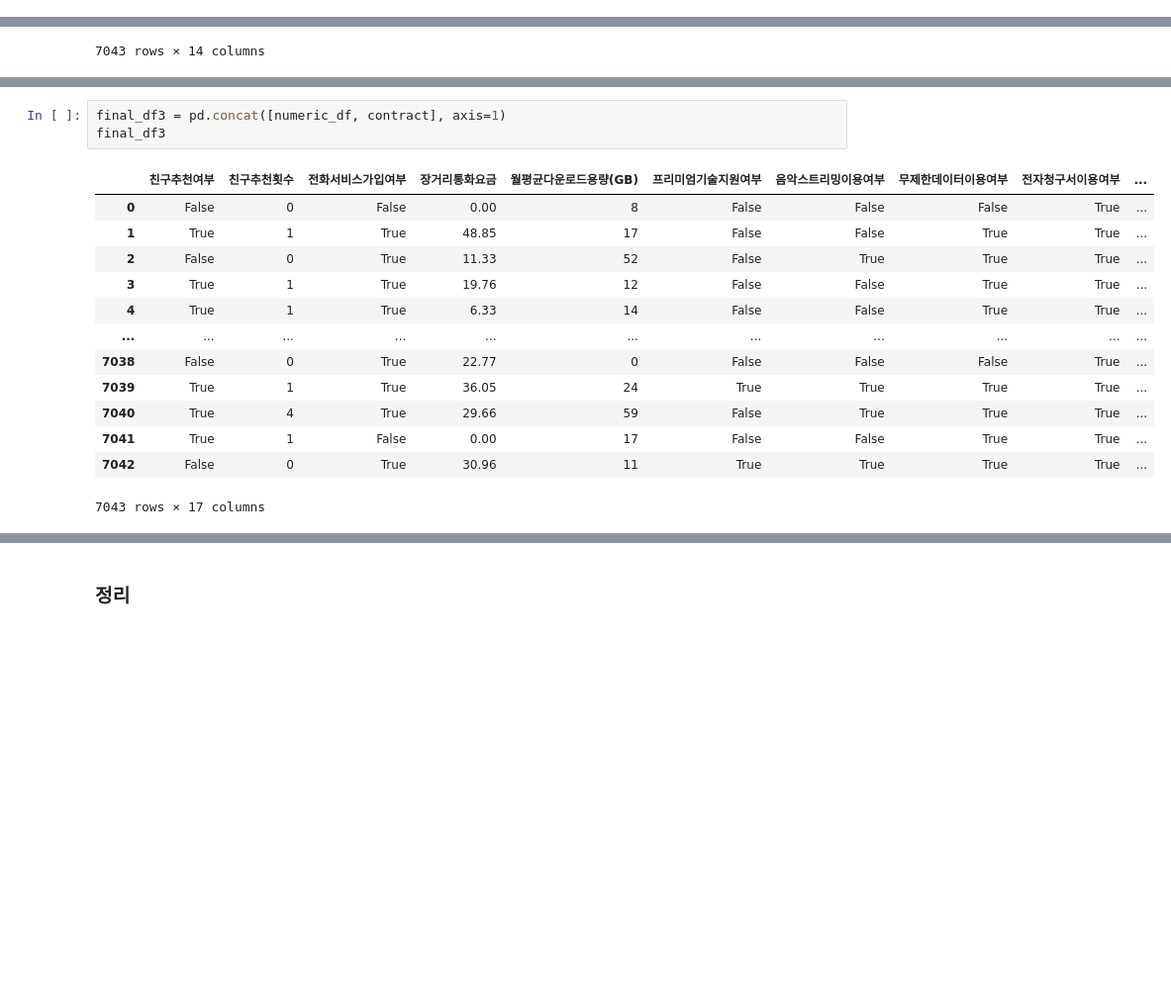
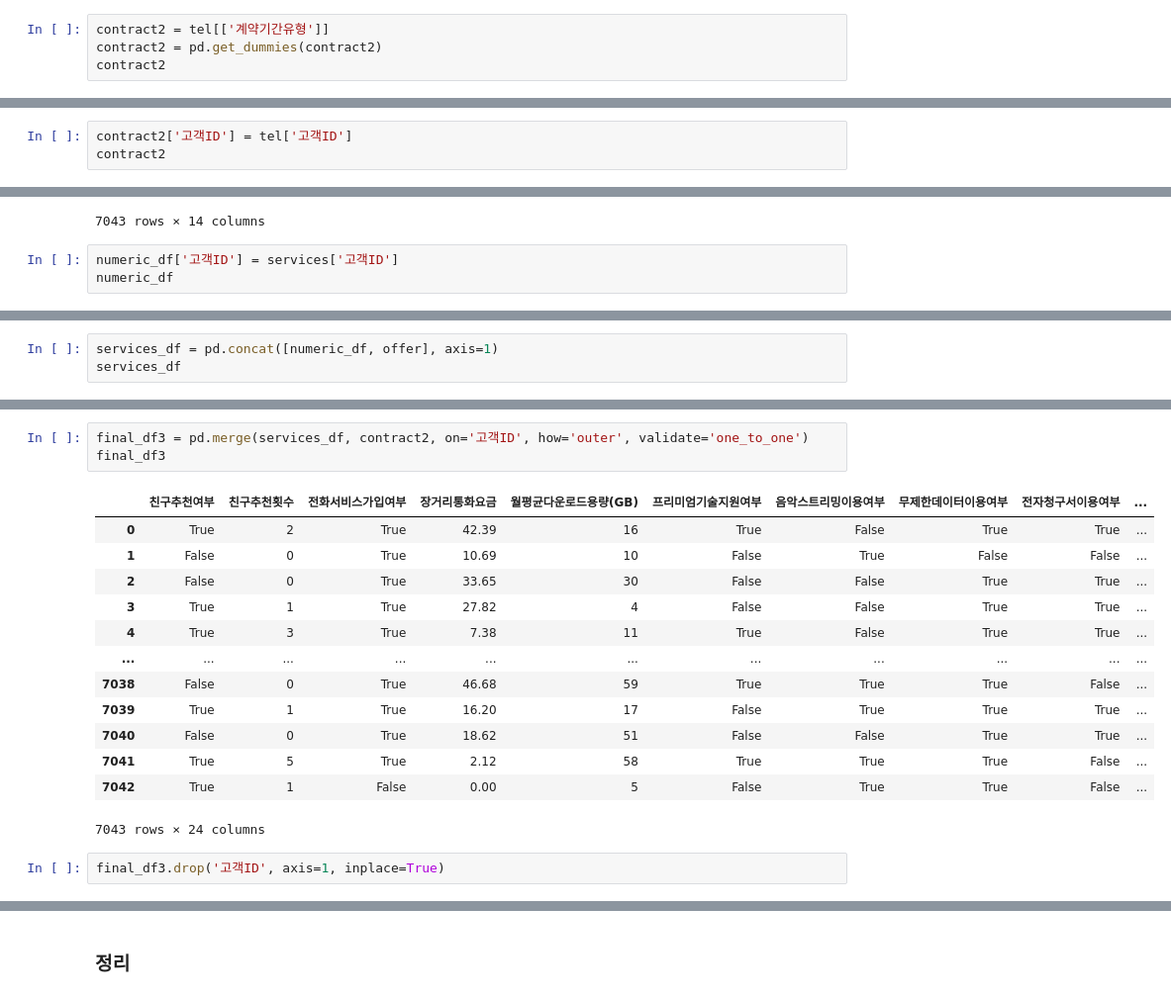
Before and after one commit to Blche/midproject_8, a Jupyter notebook: members/문세희/이탈률 감소방향_가입개월수, 계약기간.ipynb, the cells around one changed output, grey strips where cells are left out. Shown at 99% size. Saved outputs shown, nothing was run; the diff lists cells and outputs as text; blank space fills up the shorter version.

```diff
--- a/members/문세희/이탈률 감소방향_가입개월수, 계약기간.ipynb
+++ b/members/문세희/이탈률 감소방향_가입개월수, 계약기간.ipynb
@@ -471,0 +474,4 @@ demo_stat
+# %%
+contract2 = tel[['계약기간유형']]
+contract2 = pd.get_dummies(contract2)
+contract2
@@ -471,0 +492,3 @@ demo_stat
+# %%
+contract2['고객ID'] = tel['고객ID']
+contract2
@@ -536,3 +607,6 @@ numeric_df
 | 7041 | True | 1 | False | 0.00 | 17 | False | False | True | True | ... |
 | 7042 | False | 0 | True | 30.96 | 11 | True | True | True | True | ... |
 7043 rows × 14 columns
+# %%
+numeric_df['고객ID'] = services['고객ID']
+numeric_df
@@ -538,0 +645,3 @@ numeric_df
+# %%
+services_df = pd.concat([numeric_df, offer], axis=1)
+services_df
@@ -539,20 +662,22 @@ numeric_df
 # %%
-final_df3 = pd.concat([numeric_df, contract], axis=1)
+final_df3 = pd.merge(services_df, contract2, on='고객ID', how='outer', validate='one_to_one')
 final_df3
 # %% [output]
 |  | 친구추천여부 | 친구추천횟수 | 전화서비스가입여부 | 장거리통화요금 | 월평균다운로드용량(GB) | 프리미엄기술지원여부 | 음악스트리밍이용여부 | 무제한데이터이용여부 | 전자청구서이용여부 | ... |
-| 0 | False | 0 | False | 0.00 | 8 | False | False | False | True | ... |
-| 1 | True | 1 | True | 48.85 | 17 | False | False | True | True | ... |
-| 2 | False | 0 | True | 11.33 | 52 | False | True | True | True | ... |
-| 3 | True | 1 | True | 19.76 | 12 | False | False | True | True | ... |
-| 4 | True | 1 | True | 6.33 | 14 | False | False | True | True | ... |
+| 0 | True | 2 | True | 42.39 | 16 | True | False | True | True | ... |
+| 1 | False | 0 | True | 10.69 | 10 | False | True | False | False | ... |
+| 2 | False | 0 | True | 33.65 | 30 | False | False | True | True | ... |
+| 3 | True | 1 | True | 27.82 | 4 | False | False | True | True | ... |
+| 4 | True | 3 | True | 7.38 | 11 | True | False | True | True | ... |
 | ... | ... | ... | ... | ... | ... | ... | ... | ... | ... | ... |
-| 7038 | False | 0 | True | 22.77 | 0 | False | False | False | True | ... |
-| 7039 | True | 1 | True | 36.05 | 24 | True | True | True | True | ... |
-| 7040 | True | 4 | True | 29.66 | 59 | False | True | True | True | ... |
-| 7041 | True | 1 | False | 0.00 | 17 | False | False | True | True | ... |
-| 7042 | False | 0 | True | 30.96 | 11 | True | True | True | True | ... |
+| 7038 | False | 0 | True | 46.68 | 59 | True | True | True | False | ... |
+| 7039 | True | 1 | True | 16.20 | 17 | False | True | True | True | ... |
+| 7040 | False | 0 | True | 18.62 | 51 | False | False | True | True | ... |
+| 7041 | True | 5 | True | 2.12 | 58 | True | True | True | False | ... |
+| 7042 | True | 1 | False | 0.00 | 5 | False | True | True | False | ... |
-7043 rows × 17 columns
+7043 rows × 24 columns
+# %%
+final_df3.drop('고객ID', axis=1, inplace=True)
 # %%
 correlation_matrix3 = final_df3.corr()
 correlation_matrix3
```
Also changed, not shown: parts of 25 cells of this notebook.
